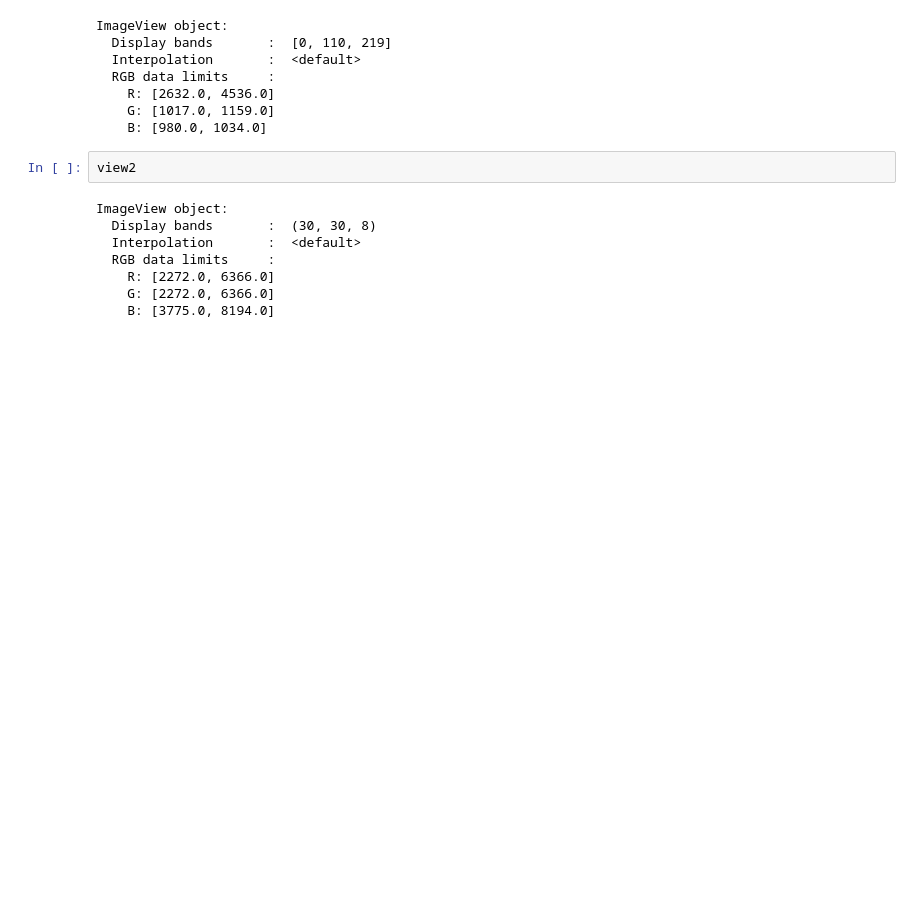
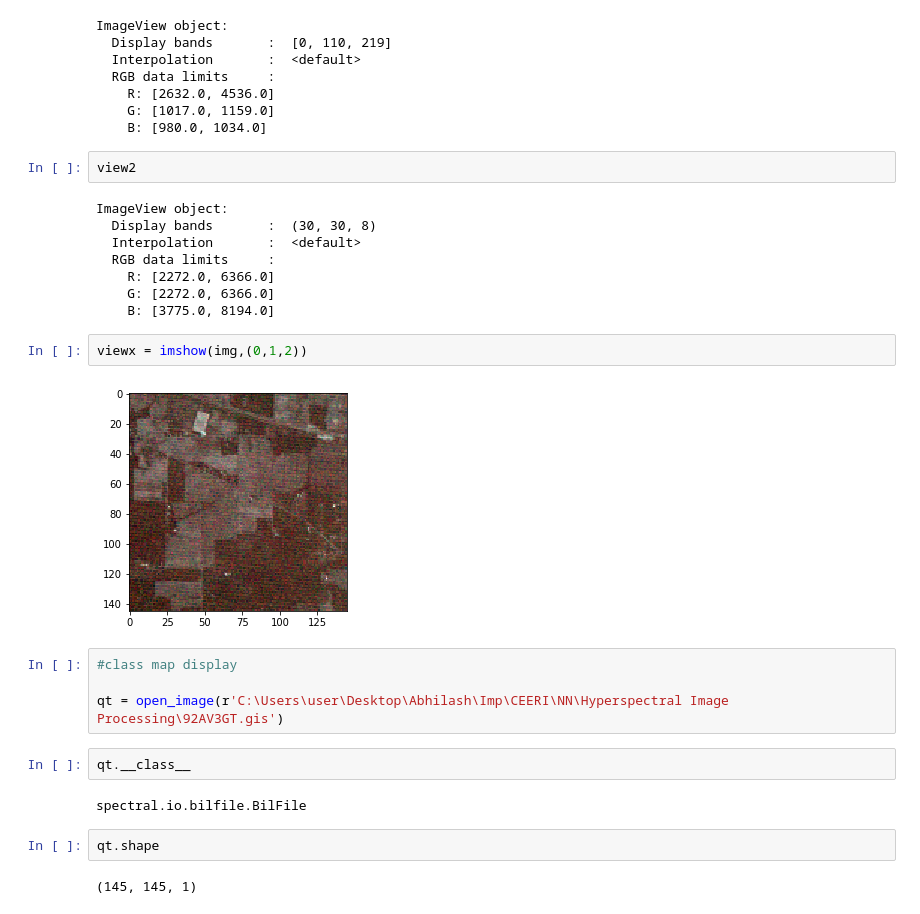
Before and after one commit to abhilash-neog/Hyperspectral-Image-Learning, a Jupyter notebook: Hyperspectral Image Processing/hyperspectralImageProcessing.ipynb, the cells around one changed output. Drawn from its saved outputs; the diff is of its cells as text; blank space fills up the shorter version.

```diff
--- a/Hyperspectral Image Processing/hyperspectralImageProcessing.ipynb
+++ b/Hyperspectral Image Processing/hyperspectralImageProcessing.ipynb
@@ -144,3 +144,19 @@ ImageView object:
     R: [2272.0, 6366.0]
     G: [2272.0, 6366.0]
     B: [3775.0, 8194.0]
+# %%
+viewx = imshow(img,(0,1,2))
+# %% [output]
+[figure, added]
+# %%
+#class map display
+
+qt = open_image(r'C:\Users\user\Desktop\Abhilash\Imp\CEERI\NN\Hyperspectral Image Processing\92AV3GT.gis')
+# %%
+qt.__class__
+# %% [output]
+spectral.io.bilfile.BilFile
+# %%
+qt.shape
+# %% [output]
+(145, 145, 1)
```
Also changed, not shown: parts of 7 cells of this notebook, 2 other files.
